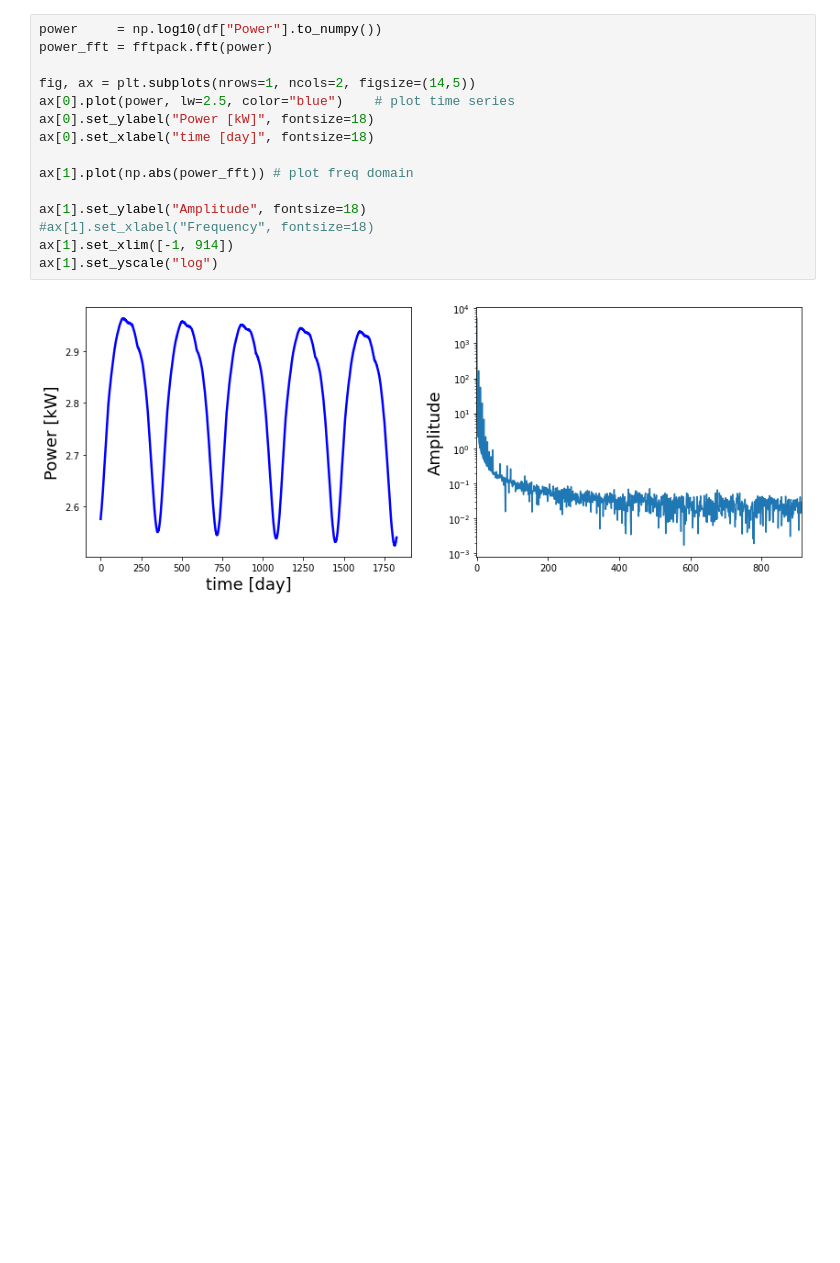
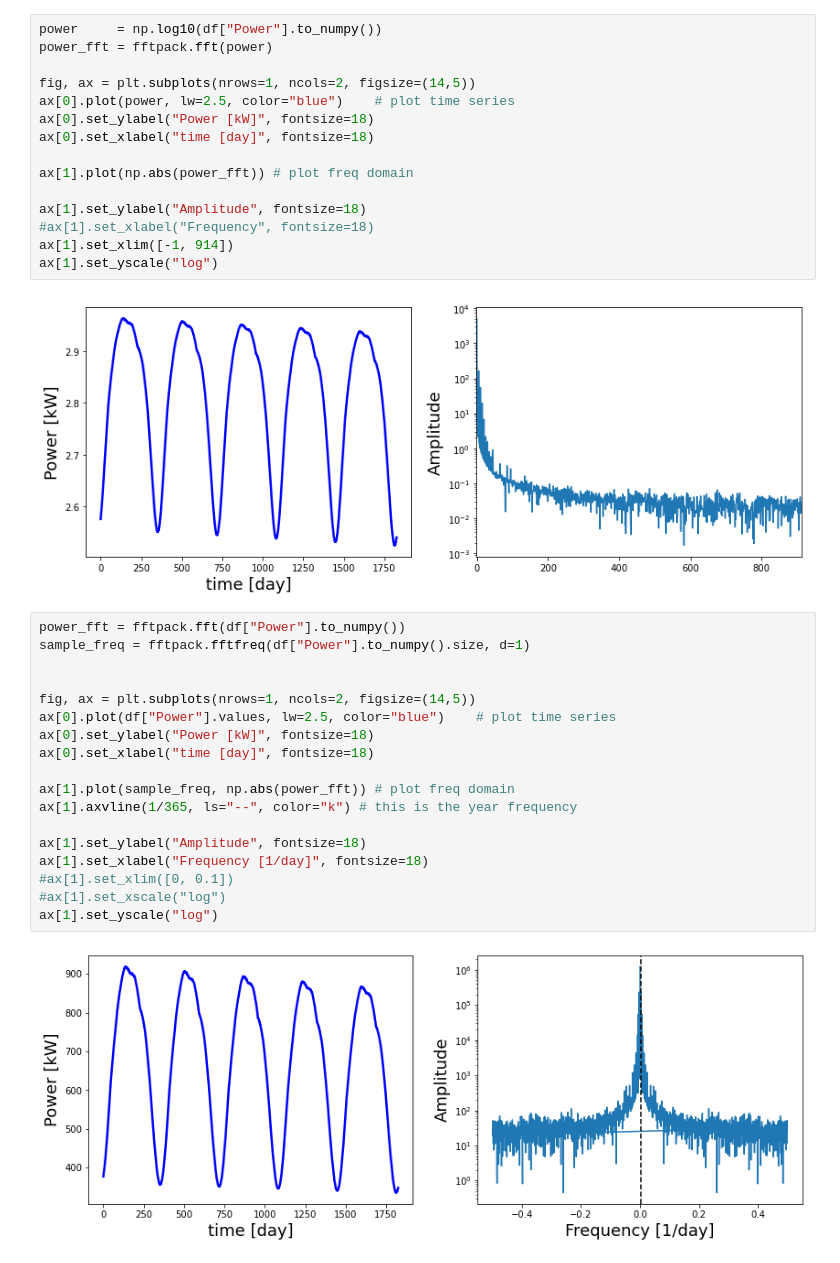
Before and after one commit to Rufski/S2DS-EPRI, a Jupyter notebook: notebooks/1.0-mb-fourier-spectral.ipynb, the cells around one changed output. Cells and saved outputs as stored; diff of their text form; blank space fills up the shorter version.

```diff
--- a/notebooks/1.0-mb-fourier-spectral.ipynb
+++ b/notebooks/1.0-mb-fourier-spectral.ipynb
@@ -108,3 +111,23 @@ ax[1].set_xlim([-1, 914])
 ax[1].set_yscale("log")
 # %% [output]
 [figure]
+# %%
+power_fft = fftpack.fft(df["Power"].to_numpy())
+sample_freq = fftpack.fftfreq(df["Power"].to_numpy().size, d=1)
+
+
+fig, ax = plt.subplots(nrows=1, ncols=2, figsize=(14,5))
+ax[0].plot(df["Power"].values, lw=2.5, color="blue")    # plot time series
+ax[0].set_ylabel("Power [kW]", fontsize=18)
+ax[0].set_xlabel("time [day]", fontsize=18)
+
+ax[1].plot(sample_freq, np.abs(power_fft)) # plot freq domain
+ax[1].axvline(1/365, ls="--", color="k") # this is the year frequency
+
+ax[1].set_ylabel("Amplitude", fontsize=18)
+ax[1].set_xlabel("Frequency [1/day]", fontsize=18)
+#ax[1].set_xlim([0, 0.1])
+#ax[1].set_xscale("log")
+ax[1].set_yscale("log")
+# %% [output]
+[figure, added]
```
Also changed, not shown: parts of 6 cells of this notebook.
